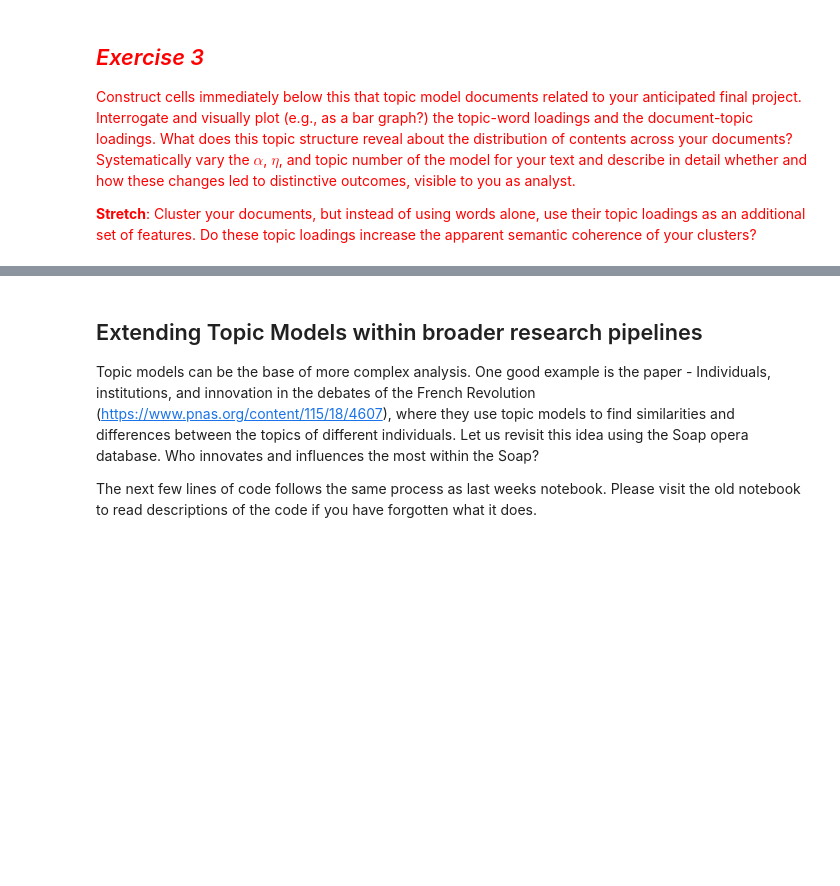
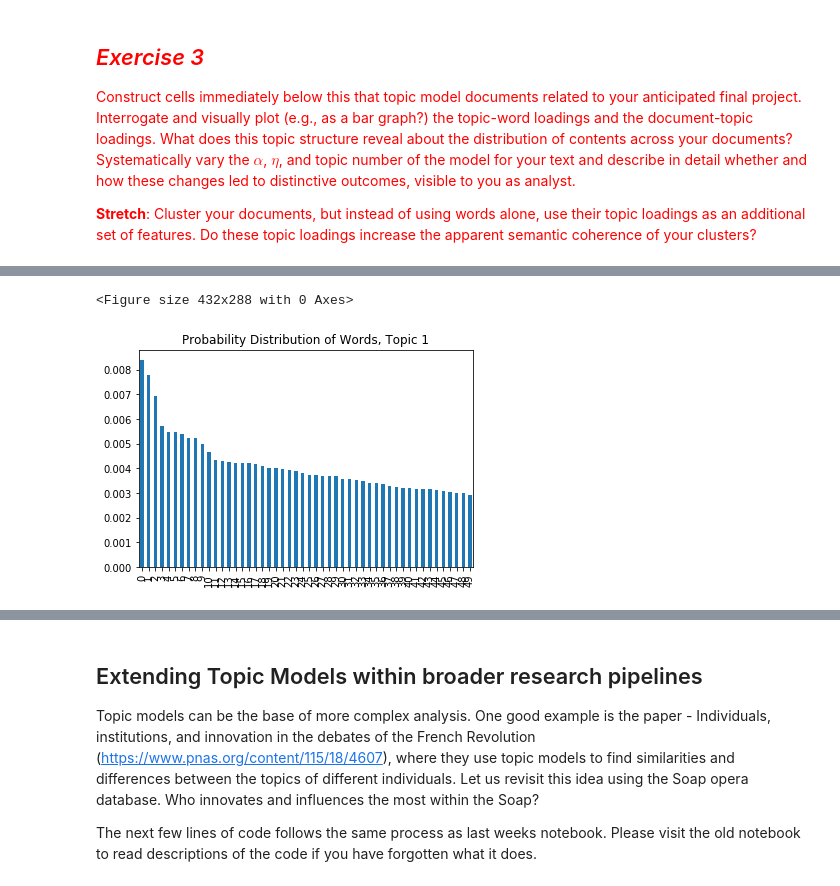
Before and after one commit to laurenjli/Content-Analysis-2020, a Jupyter notebook: week-6/6-Discovering-Patterns-Clusters-and-Topics.ipynb, the cells around one changed output, grey strips where cells are left out. Drawn from its saved outputs; the diff is of its cells as text; code cells hidden in the pictures; blank space fills up the shorter version.

```diff
--- a/week-6/6-Discovering-Patterns-Clusters-and-Topics.ipynb
+++ b/week-6/6-Discovering-Patterns-Clusters-and-Topics.ipynb
@@ -1569,0 +1645,3 @@ plt.show()
+# %%
+# drop missing
+tal_df['reduced_tokens'] = tal_df['normalized_tokens'].apply(lambda x: dropMissing(x, talTFVectorizer.vocabulary_.keys()))
@@ -1569,0 +1652,4 @@ plt.show()
+# %%
+# serialize the corpus
+gensim.corpora.MmCorpus.serialize('tal.mm', corpus)
+talmm = gensim.corpora.MmCorpus('tal.mm')
@@ -1569,0 +1796,10 @@ plt.show()
+# %%
+#visualization of the distribution of words over any single topic.
+topic1_df = pandas.DataFrame(tal_lda.show_topic(1, topn=50))
+plt.figure()
+topic1_df.plot.bar(legend = False)
+plt.title('Probability Distribution of Words, Topic 1')
+plt.show()
+# %% [output]
+<Figure size 432x288 with 0 Axes>
+[figure, added]
```
Also changed, not shown: parts of 47 cells of this notebook.
